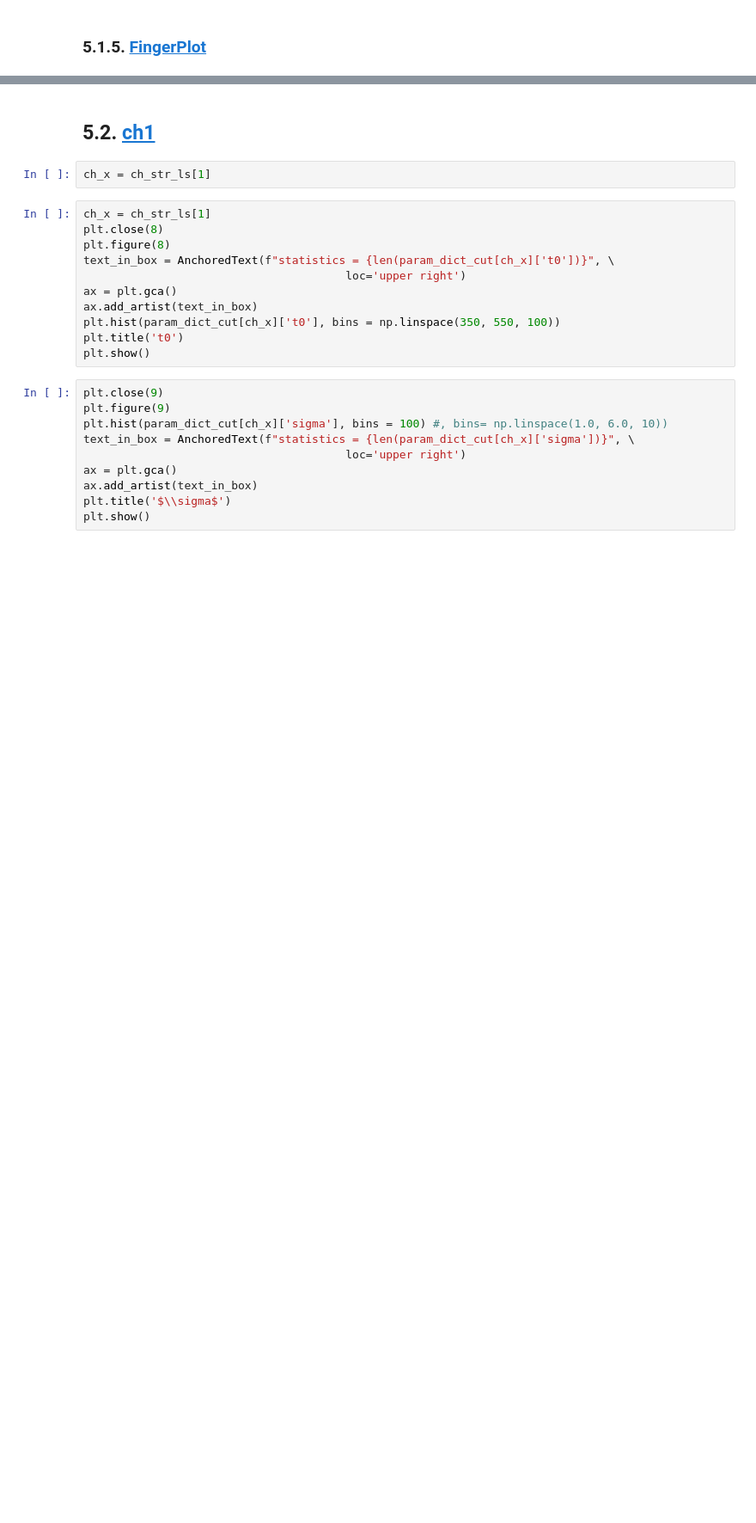
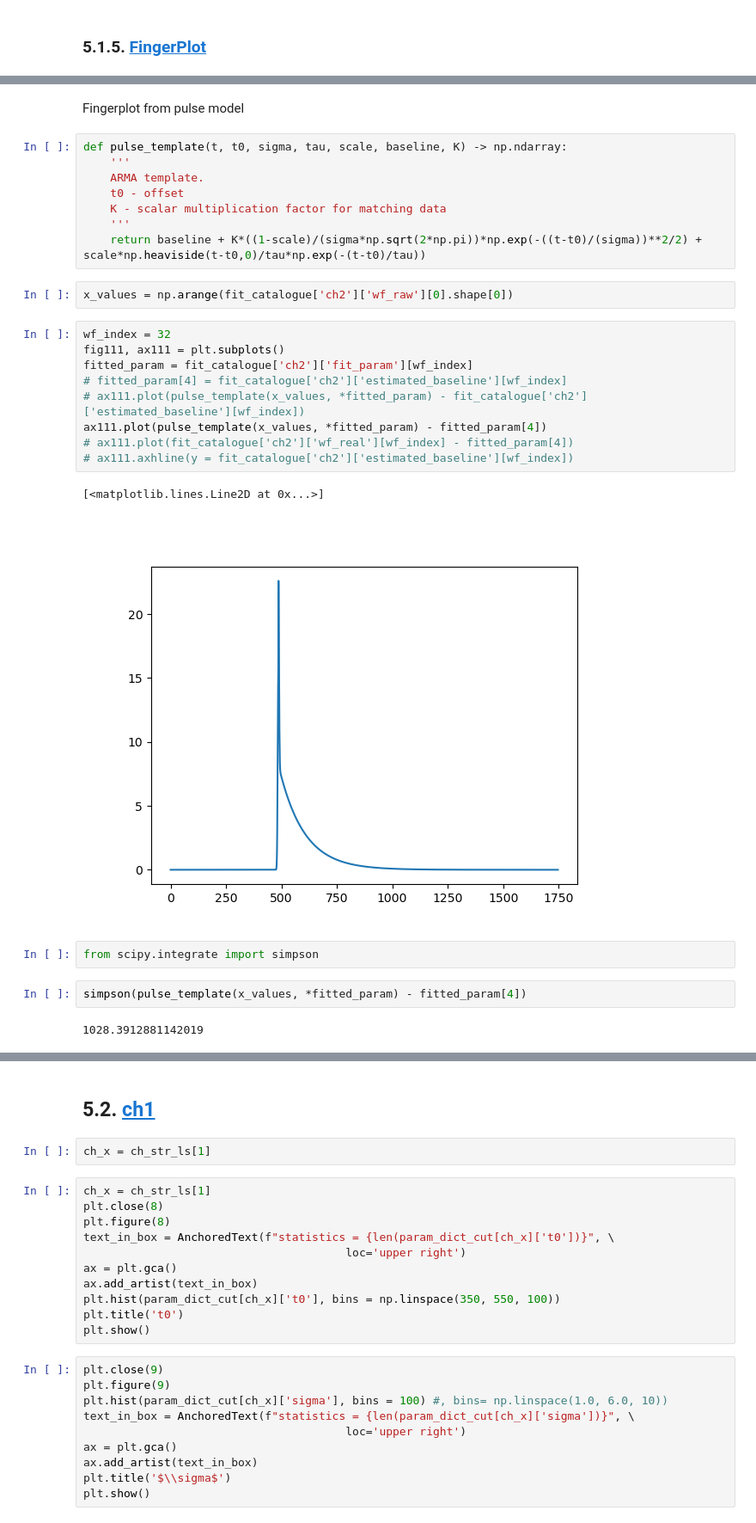
Before and after one commit to sarthchoudhary/ArGSet, a Jupyter notebook: notebooks/histogram_wf_param.ipynb, the cells around one changed output, grey strips where cells are left out. Shown at 86% size. Cells and saved outputs as stored; diff of their text form; blank space fills up the shorter version.

```diff
--- a/notebooks/histogram_wf_param.ipynb
+++ b/notebooks/histogram_wf_param.ipynb
@@ -654,0 +672,30 @@ ax99.add_artist(text_in_box)
+# %% [markdown]
+Fingerplot from pulse model
+# %%
+def pulse_template(t, t0, sigma, tau, scale, baseline, K) -> np.ndarray:
+    '''
+    ARMA template.
+    t0 - offset
+    K - scalar multiplication factor for matching data
+    '''
+    return baseline + K*((1-scale)/(sigma*np.sqrt(2*np.pi))*np.exp(-((t-t0)/(sigma))**2/2) + scale*np.heaviside(t-t0,0)/tau*np.exp(-(t-t0)/tau))
+# %%
+x_values = np.arange(fit_catalogue['ch2']['wf_raw'][0].shape[0])
+# %%
+wf_index = 32
+fig111, ax111 = plt.subplots()
+fitted_param = fit_catalogue['ch2']['fit_param'][wf_index]
+# fitted_param[4] = fit_catalogue['ch2']['estimated_baseline'][wf_index]
+# ax111.plot(pulse_template(x_values, *fitted_param) - fit_catalogue['ch2']['estimated_baseline'][wf_index])
+ax111.plot(pulse_template(x_values, *fitted_param) - fitted_param[4])
+# ax111.plot(fit_catalogue['ch2']['wf_real'][wf_index] - fitted_param[4])
+# ax111.axhline(y = fit_catalogue['ch2']['estimated_baseline'][wf_index])
+# %% [output]
+[<matplotlib.lines.Line2D at 0x...>]
+[figure, added]
+# %%
+from scipy.integrate import simpson
+# %%
+simpson(pulse_template(x_values, *fitted_param) - fitted_param[4])
+# %% [output]
+1028.3912881142019
```
Also changed, not shown: parts of 32 cells of this notebook.
